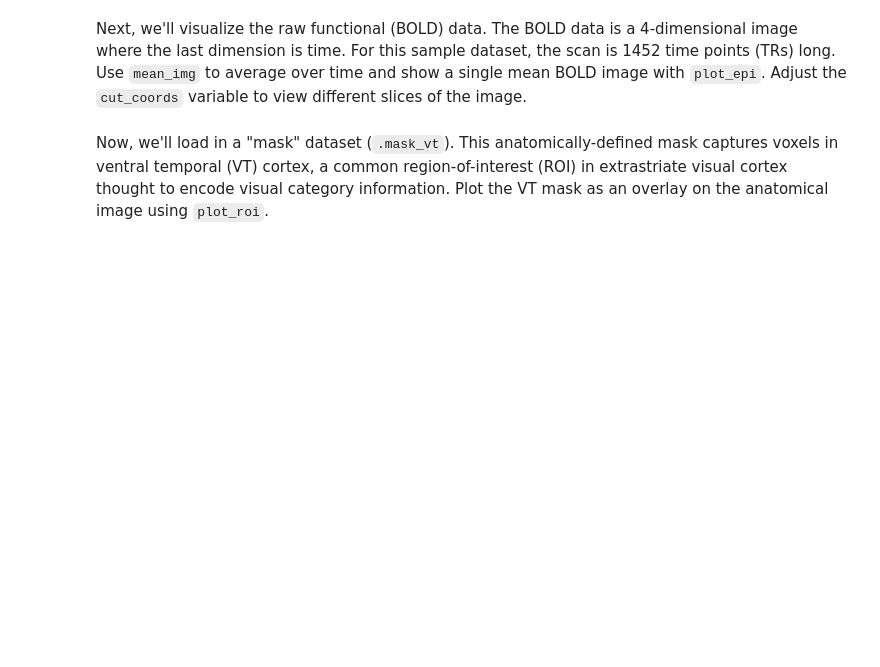
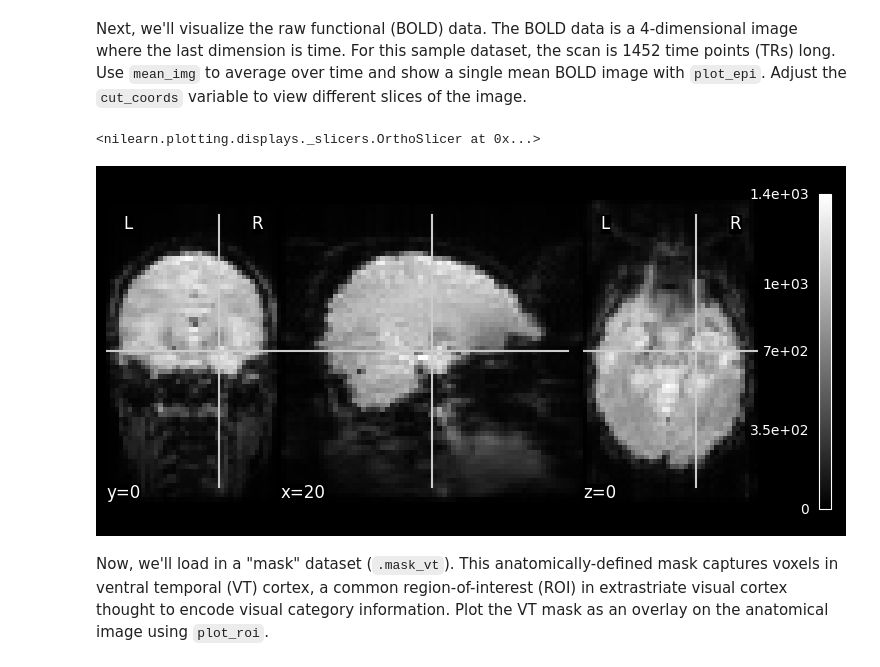
Before and after one commit to biancasanti/neu502b-2026, a Jupyter notebook: fmri-1/fmri-1-visualization.ipynb, the cells around one changed output. Saved outputs shown, nothing was run; the diff lists cells and outputs as text; code cells hidden in the pictures; blank space fills up the shorter version.

```diff
--- a/fmri-1/fmri-1-visualization.ipynb
+++ b/fmri-1/fmri-1-visualization.ipynb
@@ -48,5 +60,19 @@ First, use `plot_anat` to plot the anatomical image provided with this sample su
 Next, we'll visualize the raw functional (BOLD) data. The BOLD data is a 4-dimensional image where the last dimension is time. For this sample dataset, the scan is 1452 time points (TRs) long. Use `mean_img` to average over time and show a single mean BOLD image with `plot_epi`. Adjust the `cut_coords` variable to view different slices of the image.
 # %%
 # Plot the mean EPI image
+
+# haxby_dataset.func is a list of all functional data files in the dataset (here only for one subject)
+# index into it to get the filename for the file we want
+func_data = haxby_dataset.func[0]
+mean_func_data = mean_img(func_data)
+
+cut_coords = (20, 0, 0)
+
+# plot the mean functional data
+plot_epi(mean_func_data, cut_coords = cut_coords)
+# much lower res than anatomical
+# %% [output]
+<nilearn.plotting.displays._slicers.OrthoSlicer at 0x...>
+[figure, added]
 # %% [markdown]
 Now, we'll load in a "mask" dataset (`.mask_vt`). This anatomically-defined mask captures voxels in ventral temporal (VT) cortex, a common region-of-interest (ROI) in extrastriate visual cortex thought to encode visual category information. Plot the VT mask as an overlay on the anatomical image using `plot_roi`.
```
Also changed, not shown: parts of 13 cells of this notebook.
